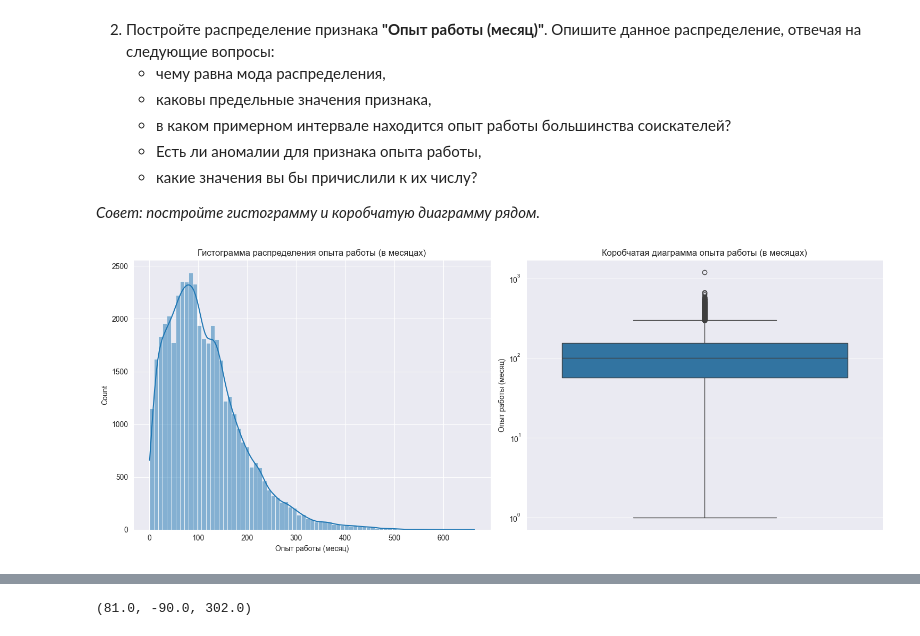
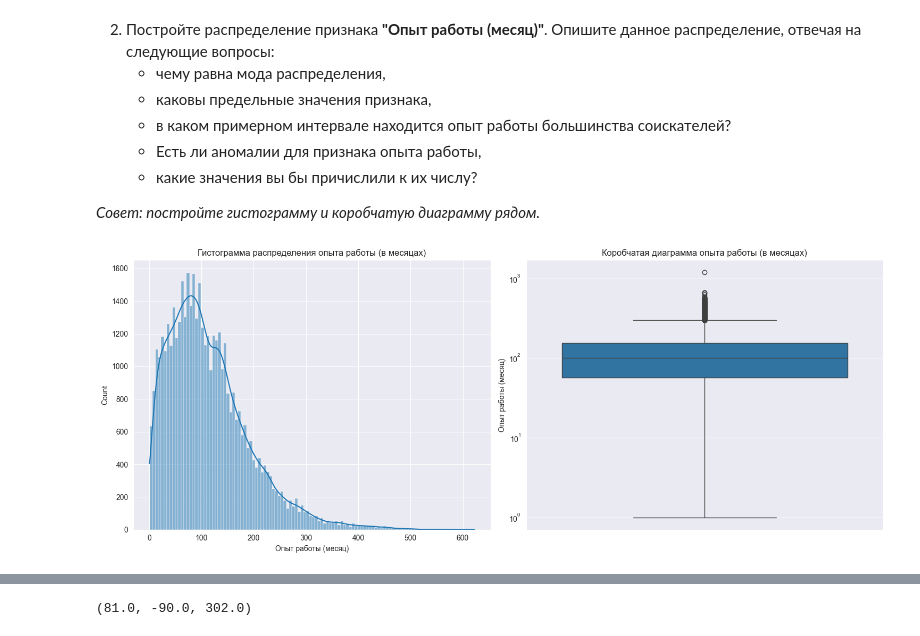
Before and after one commit to mllightitup/sf_data_science, a Jupyter notebook: Module13/Project-1.ipynb, the cells around one changed output, grey strips where cells are left out. Drawn from its saved outputs; the diff is of its cells as text; code cells hidden in the pictures.

```diff
--- a/Module13/Project-1.ipynb
+++ b/Module13/Project-1.ipynb
@@ -224,10 +230,10 @@ def experience_to_months(exp_str):
 df['Опыт работы (месяц)'] = df['Опыт работы'].apply(experience_to_months)
 
 # Удаляем оригинальный столбец
-#df.drop('Опыт работы', axis=1, inplace=True)
+df.drop('Опыт работы', axis=1, inplace=True)
 
 # Проверка
-df[['Опыт работы (месяц)']].head()
+df[['Опыт работы (месяц)']]
 # %% [output]
 |  | Опыт работы (месяц) |
 | 0 | 202.0 |
@@ -410,8 +437,7 @@ df[[
 
 # Разбиваем "ЗП" на число и валюту
 df['ЗП(число)'], df['Валюта'] = df['ЗП'].str.split(' ', expand=True)[0], df['ЗП'].str.split(' ', expand=True)[1]
-
-
+df['ЗП(число)']= pd.to_numeric(df['ЗП(число)'])
 er_df = pd.read_csv('ExchangeRates.csv')
 
 # Таблица для перевода в стандарт ISO
@@ -432,18 +475,18 @@ df['Валюта'] = df['Валюта'].map(currency_to_iso)
 # %%
 # Преобразование столбца "Обновление резюме" в формат datetime и выделение только даты
-df['Обновление резюме'] = pd.to_datetime(df['Обновление резюме'], dayfirst=True).dt.date
+df['Обновление резюме'] = pd.to_datetime(df['Обновление резюме'], format='%d.%m.%Y %H:%M').dt.date
 
 # Преобразование столбца date в таблице валют в формат datetime и выделение только даты
-er_df['date'] = pd.to_datetime(er_df['date'], dayfirst=True).dt.date
+er_df['date'] = pd.to_datetime(er_df['date'], format='%d/%m/%y').dt.date
 
 merged_data = pd.merge(df, er_df, left_on=['Обновление резюме', 'Валюта'], right_on=['date', 'currency'], how='left')
 merged_data['close'].fillna(1, inplace=True)
 merged_data['proportion'].fillna(1, inplace=True)
 
 
-merged_data['ЗП (руб)'] = merged_data['ЗП(число)'].astype(int) * merged_data['close'] / merged_data['proportion']
+merged_data['ЗП (руб)'] = merged_data['ЗП(число)'] * merged_data['close'] / merged_data['proportion']
 
 merged_data.drop(['ЗП', 'ЗП(число)', 'Валюта', 'currency', 'per', 'date', 'time', 'vol', 'proportion', 'close'], axis=1, inplace=True)
-merged_data[['ЗП (руб)']].head(148)
 
 df = merged_data
+df[['ЗП (руб)']]
@@ -539,31 +594,28 @@ mode_age, lower_bound, upper_bound
 # %%
 # ваш код здесь
 
 # Анализ распределения признака "Опыт работы (месяц)"
 experience_data = df['Опыт работы (месяц)']
 
 # Построение гистограммы и коробчатой диаграммы для опыта работы
 plt.figure(figsize=(15, 6))
 
 # Гистограмма
 plt.subplot(1, 2, 1)
-sns.histplot(experience_data[experience_data<1000], kde=True, bins=75)
+sns.histplot(experience_data[experience_data<650], kde=True) # Взял опыт меньше 650, чтобы отсечь аномальные значения
 plt.title('Гистограмма распределения опыта работы (в месяцах)')
 
 
 # Коробчатая диаграмма
 plt.subplot(1, 2, 2)
 sns.boxplot(y=experience_data)
 plt.yscale('log')
 plt.title('Коробчатая диаграмма опыта работы (в месяцах)')
 
 plt.tight_layout()
 plt.show()
 
 # Основные статистические показатели
-experience_statistics = experience_data.describe(include="all")
-experience_mode = experience_data.mode()[0]
-
-experience_statistics, experience_mode
+experience_data.describe(include="all")
 # %% [output]
-[figure, old version]
+[figure, new version]
```
Also changed, not shown: parts of 30 cells of this notebook.
